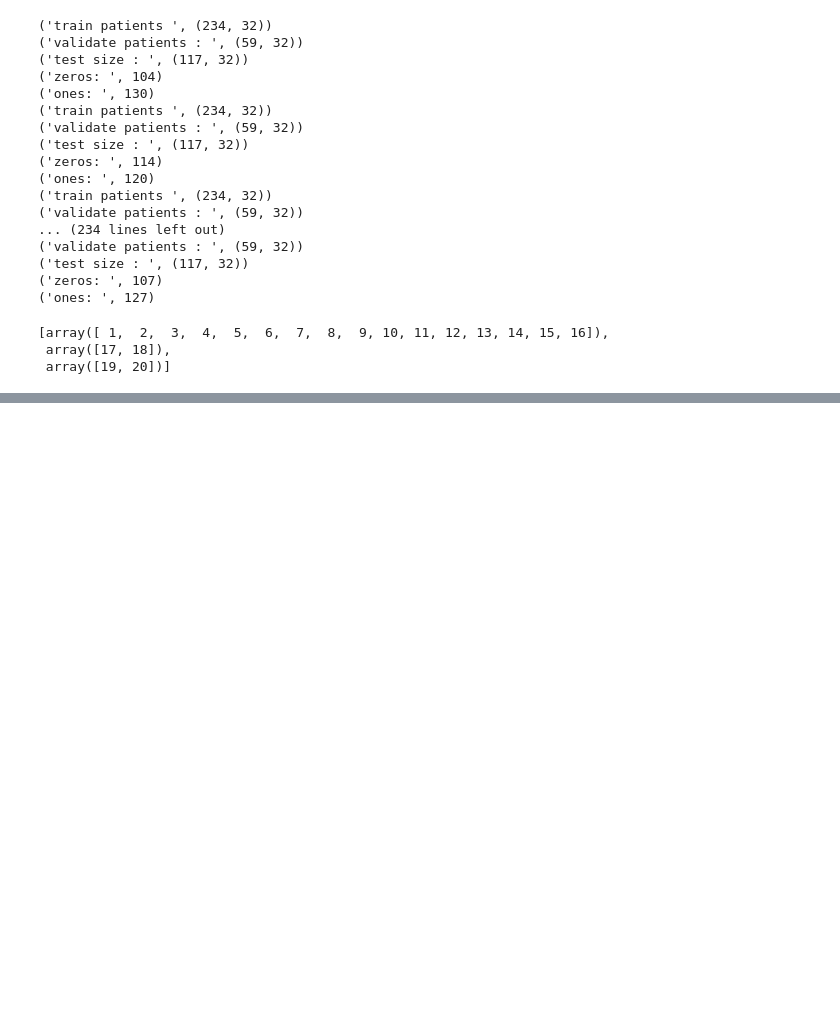
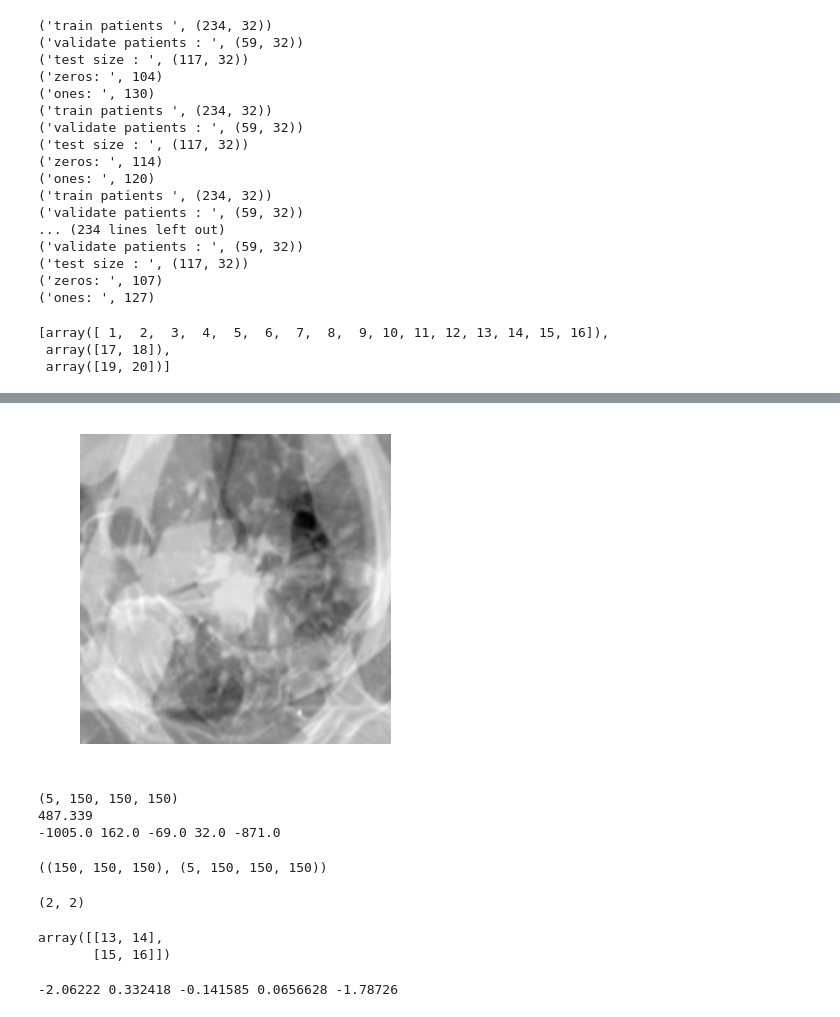
Before and after one commit to ahmedhosny/kerasLungs, a Jupyter notebook: 3d image generator-Copy1.ipynb, the cells around one changed output, grey strips where cells are left out. Cells and saved outputs as stored; diff of their text form; code cells hidden in the pictures; blank space fills up the shorter version.

```diff
--- a/3d image generator-Copy1.ipynb
+++ b/3d image generator-Copy1.ipynb
@@ -1740,0 +1839,35 @@ np.split(a, [int(.8 * len(a)), int(.9 * len(a))])
+# %%
+arrold = centerAndStandardizeTraining(arrs)
+
+plt.imshow(arrold[0][75,:,:] , cmap=plt.cm.Greys_r)
+plt.axis('off');
+# %% [output]
+[figure, added]
+# %%
+print arrs.shape
+print np.std ( [arrs[0][0][0][0] , arrs[1][0][0][0] , arrs[2][0][0][0] , arrs[3][0][0][0] , arrs[4][0][0][0]] )
+print arrs[0][0][0][0] , arrs[1][0][0][0] , arrs[2][0][0][0] , arrs[3][0][0][0] , arrs[4][0][0][0]
+# %% [output]
+(5, 150, 150, 150)
+487.339
+-1005.0 162.0 -69.0 32.0 -871.0
+# %%
+mean,std,x_train_cs = centerAndStandardizeTraining(arrs)
+mean.shape , x_train_cs.shape
+# %% [output]
+((150, 150, 150), (5, 150, 150, 150))
+# %%
+sid = np.array([ [3,4],[5,6] ] )
+sid.shape
+# %% [output]
+(2, 2)
+# %%
+sid+=10
+sid
+# %% [output]
+array([[13, 14],
+       [15, 16]])
+# %%
+print x_train_cs[0][0][0][0] , x_train_cs[1][0][0][0] , x_train_cs[2][0][0][0] , x_train_cs[3][0][0][0] , x_train_cs[4][0][0][0]
+# %% [output]
+-2.06222 0.332418 -0.141585 0.0656628 -1.78726
```
Also changed, not shown: parts of 12 cells of this notebook, 5 other files.
